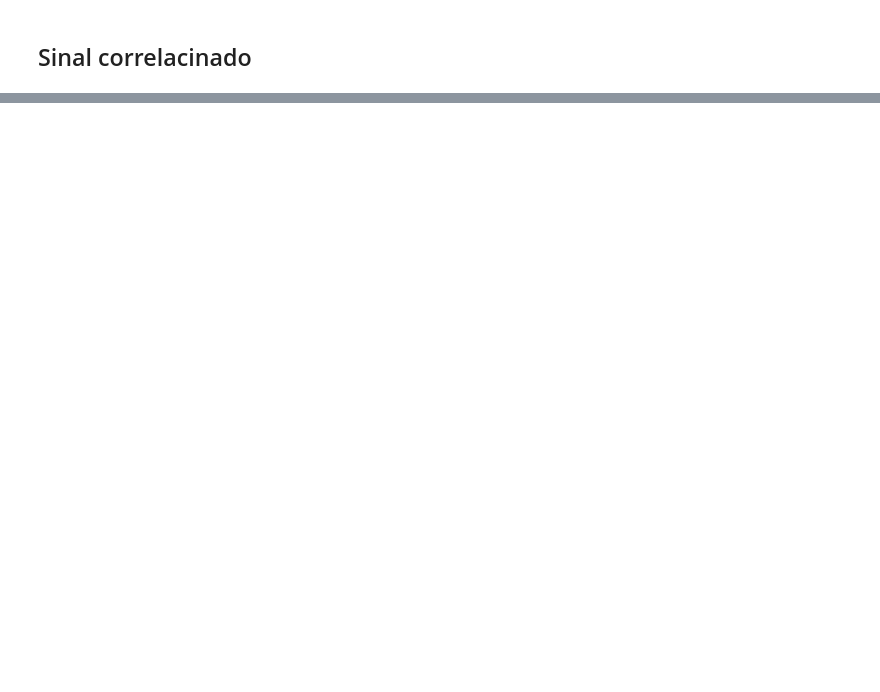
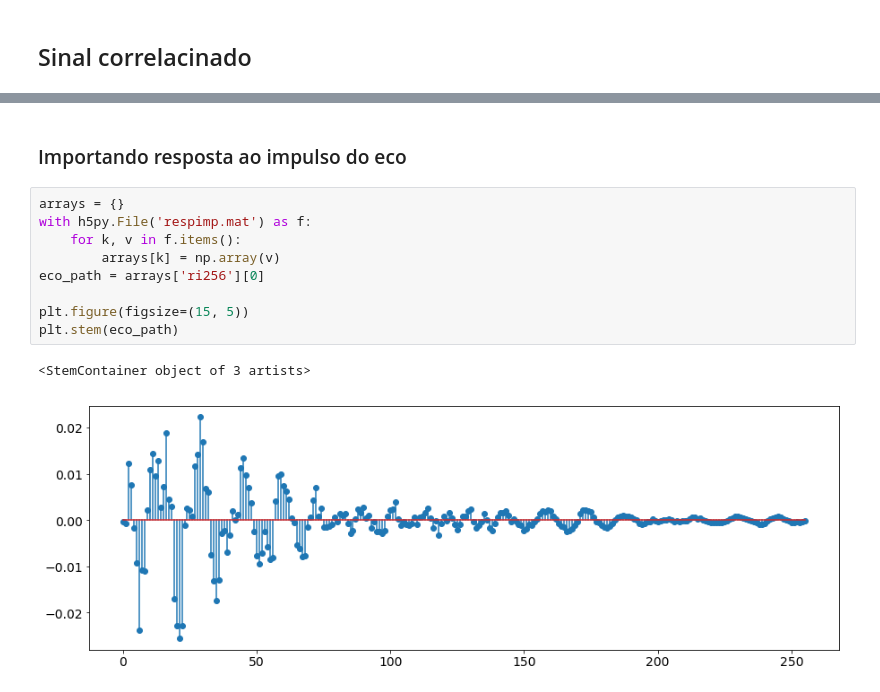
Before and after one commit to henriquemeloo/psi3532-adaptive-filtering, a Jupyter notebook: exp5/exp5.ipynb, the cells around one changed output, grey strips where cells are left out. Drawn from its saved outputs; the diff is of its cells as text; blank space fills up the shorter version.

```diff
--- a/exp5/exp5.ipynb
+++ b/exp5/exp5.ipynb
@@ -78,0 +110,14 @@ Text(0.5, 0, 'n')
+# %% [markdown]
+### Importando resposta ao impulso do eco
+# %%
+arrays = {}
+with h5py.File('respimp.mat') as f:
+    for k, v in f.items():
+        arrays[k] = np.array(v)
+eco_path = arrays['ri256'][0]
+
+plt.figure(figsize=(15, 5))
+plt.stem(eco_path)
+# %% [output]
+<StemContainer object of 3 artists>
+[figure, added]
```
Also changed, not shown: parts of 8 cells of this notebook, 3 other files.
